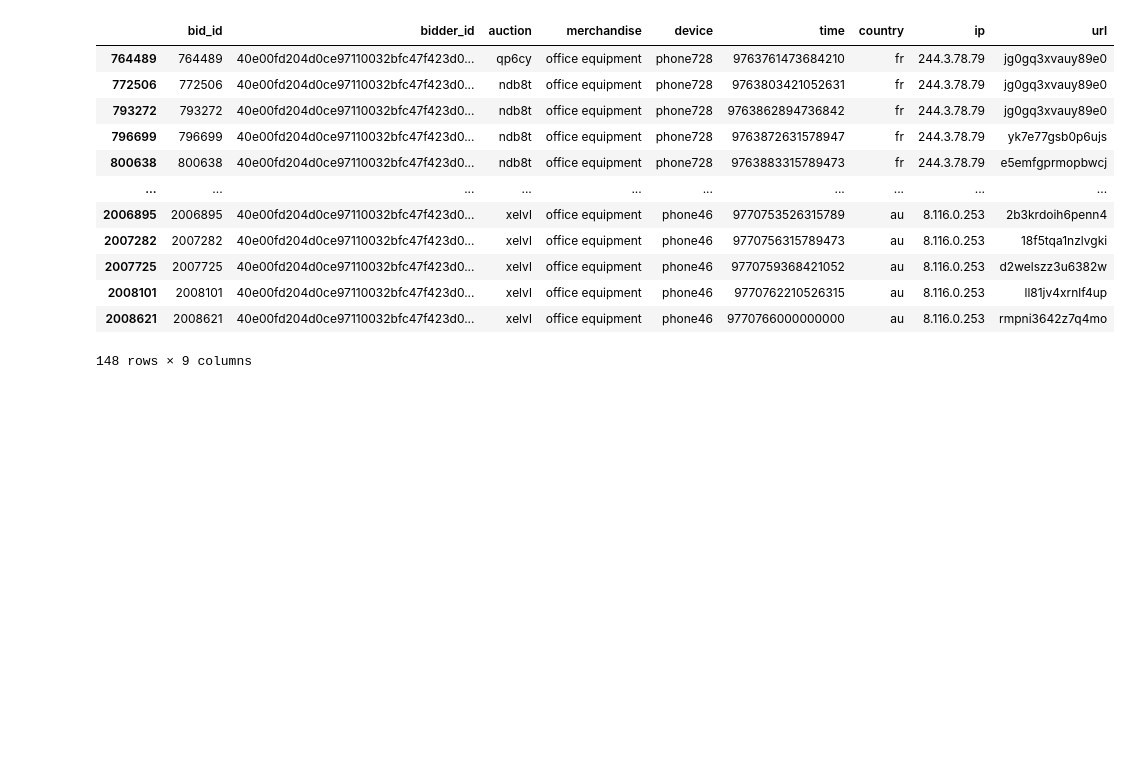
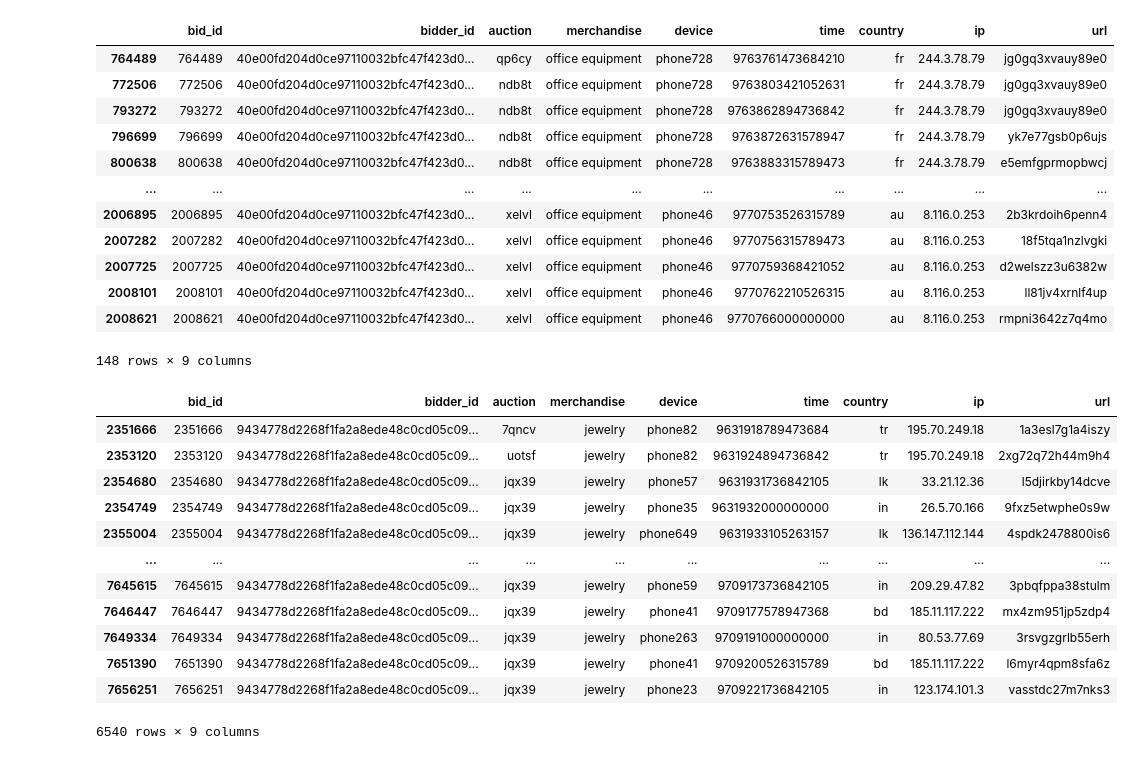
Before and after one commit to imrannizal/RobotBidders-G6, a Jupyter notebook: colab/preprocessing.ipynb, the cells around one changed output. Saved outputs shown, nothing was run; the diff lists cells and outputs as text; code cells hidden in the pictures; blank space fills up the shorter version.

```diff
--- a/colab/preprocessing.ipynb
+++ b/colab/preprocessing.ipynb
@@ -123,3 +128,21 @@ bids_df[bids_df['bidder_id'] == "40e00fd204d0ce97110032bfc47f423d0bgrd"]
 | 2008101 | 2008101 | 40e00fd204d0ce97110032bfc47f423d0... | xelvl | office equipment | phone46 | 9770762210526315 | au | 8.116.0.253 | ll81jv4xrnlf4up |
 | 2008621 | 2008621 | 40e00fd204d0ce97110032bfc47f423d0... | xelvl | office equipment | phone46 | 9770766000000000 | au | 8.116.0.253 | rmpni3642z7q4mo |
 148 rows × 9 columns
+# %%
+test_df = bids_df[bids_df['bidder_id'] == "9434778d2268f1fa2a8ede48c0cd05c097zey"]
+test_df
+#test_df is just the datatable of the bidder "9434778d2268f1fa2a8ede48c0cd05c097zey"
+# %% [output]
+|  | bid_id | bidder_id | auction | merchandise | device | time | country | ip | url |
+| 2351666 | 2351666 | 9434778d2268f1fa2a8ede48c0cd05c09... | 7qncv | jewelry | phone82 | 9631918789473684 | tr | 195.70.249.18 | 1a3esl7g1a4iszy |
+| 2353120 | 2353120 | 9434778d2268f1fa2a8ede48c0cd05c09... | uotsf | jewelry | phone82 | 9631924894736842 | tr | 195.70.249.18 | 2xg72q72h44m9h4 |
+| 2354680 | 2354680 | 9434778d2268f1fa2a8ede48c0cd05c09... | jqx39 | jewelry | phone57 | 9631931736842105 | lk | 33.21.12.36 | l5djirkby14dcve |
+| 2354749 | 2354749 | 9434778d2268f1fa2a8ede48c0cd05c09... | jqx39 | jewelry | phone35 | 9631932000000000 | in | 26.5.70.166 | 9fxz5etwphe0s9w |
+| 2355004 | 2355004 | 9434778d2268f1fa2a8ede48c0cd05c09... | jqx39 | jewelry | phone649 | 9631933105263157 | lk | 136.147.112.144 | 4spdk2478800is6 |
+| ... | ... | ... | ... | ... | ... | ... | ... | ... | ... |
+| 7645615 | 7645615 | 9434778d2268f1fa2a8ede48c0cd05c09... | jqx39 | jewelry | phone59 | 9709173736842105 | in | 209.29.47.82 | 3pbqfppa38stulm |
+| 7646447 | 7646447 | 9434778d2268f1fa2a8ede48c0cd05c09... | jqx39 | jewelry | phone41 | 9709177578947368 | bd | 185.11.117.222 | mx4zm951jp5zdp4 |
+| 7649334 | 7649334 | 9434778d2268f1fa2a8ede48c0cd05c09... | jqx39 | jewelry | phone263 | 9709191000000000 | in | 80.53.77.69 | 3rsvgzgrlb55erh |
+| 7651390 | 7651390 | 9434778d2268f1fa2a8ede48c0cd05c09... | jqx39 | jewelry | phone41 | 9709200526315789 | bd | 185.11.117.222 | l6myr4qpm8sfa6z |
+| 7656251 | 7656251 | 9434778d2268f1fa2a8ede48c0cd05c09... | jqx39 | jewelry | phone23 | 9709221736842105 | in | 123.174.101.3 | vasstdc27m7nks3 |
+6540 rows × 9 columns
```
Also changed, not shown: parts of 24 cells of this notebook.
